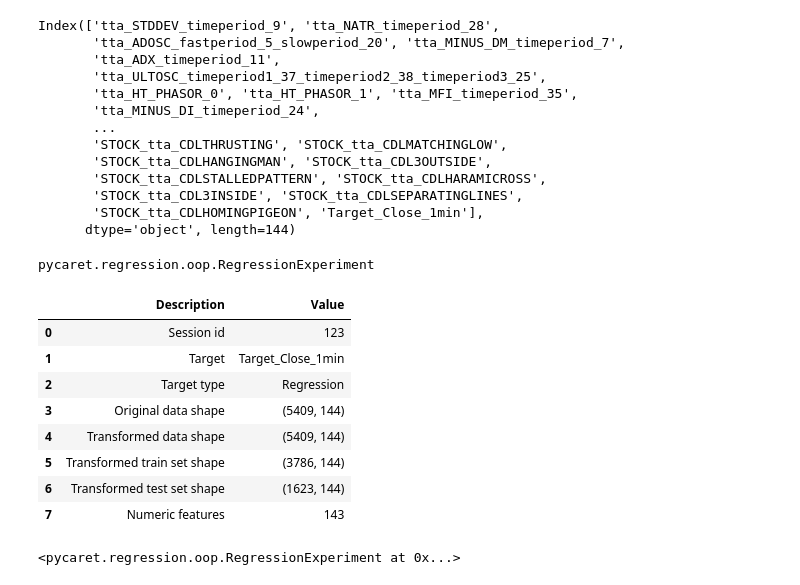
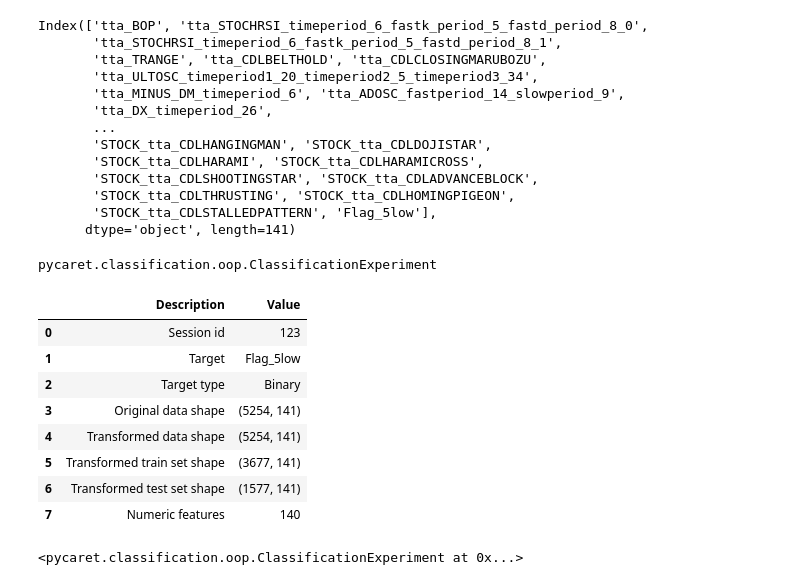
Before and after one commit to Aaron3963/Orient-Securities-2023, a Jupyter notebook: 全因子+正股/train_pycaret.ipynb, the cells around one changed output. Saved outputs shown, nothing was run; the diff lists cells and outputs as text; code cells hidden in the pictures.

```diff
--- a/全因子+正股/train_pycaret.ipynb
+++ b/全因子+正股/train_pycaret.ipynb
@@ -2,38 +2,41 @@
 import pycaret
 import pandas as pd
 
-from pycaret.regression import *
+# from pycaret.regression import *
 
-TRAIN_PATH = 'train_withF_VT_Close_1min_FULL.csv'
-TEST_PATH = 'test_withF_VT_Close_1min_FULL.csv'
+TRAIN_PATH = 'train_withF_Avg_1min_FULL.csv'
+TEST_PATH = 'test_withF_Avg_1min_FULL.csv'
 
 train = pd.read_csv(TRAIN_PATH,index_col='Timestamp')
 test = pd.read_csv(TEST_PATH,index_col='Timestamp')
 
-target_train = train['Target_Close_1min']
-target_test = test['Target_Close_1min']
+# target_train = train['Flag_5low']
+# target_test = test['Flag_5low']
 
-# train = train.iloc[:, 0:66]
-# test = test.iloc[:, 0:66]
+# # train = train.iloc[:, 0:66]
+# # test = test.iloc[:, 0:66]
 
-train['Target_Close_1min'] = target_train
-test['Target_Close_1min'] = target_test
+# train['Target_Close_1min'] = target_train
+# test['Target_Close_1min'] = target_test
+
+train.drop(columns=['Target_Avg_1min'], inplace=True)
+test.drop(columns=['Target_Avg_1min'], inplace=True)
 
 print(train.columns)
 # %% [output]
-Index(['tta_STDDEV_timeperiod_9', 'tta_NATR_timeperiod_28',
-       'tta_ADOSC_fastperiod_5_slowperiod_20', 'tta_MINUS_DM_timeperiod_7',
-       'tta_ADX_timeperiod_11',
-       'tta_ULTOSC_timeperiod1_37_timeperiod2_38_timeperiod3_25',
-       'tta_HT_PHASOR_0', 'tta_HT_PHASOR_1', 'tta_MFI_timeperiod_35',
-       'tta_MINUS_DI_timeperiod_24',
+Index(['tta_BOP', 'tta_STOCHRSI_timeperiod_6_fastk_period_5_fastd_period_8_0',
+       'tta_STOCHRSI_timeperiod_6_fastk_period_5_fastd_period_8_1',
+       'tta_TRANGE', 'tta_CDLBELTHOLD', 'tta_CDLCLOSINGMARUBOZU',
+       'tta_ULTOSC_timeperiod1_20_timeperiod2_5_timeperiod3_34',
+       'tta_MINUS_DM_timeperiod_6', 'tta_ADOSC_fastperiod_14_slowperiod_9',
+       'tta_DX_timeperiod_26',
        ...
-       'STOCK_tta_CDLTHRUSTING', 'STOCK_tta_CDLMATCHINGLOW',
-       'STOCK_tta_CDLHANGINGMAN', 'STOCK_tta_CDL3OUTSIDE',
-       'STOCK_tta_CDLSTALLEDPATTERN', 'STOCK_tta_CDLHARAMICROSS',
-       'STOCK_tta_CDL3INSIDE', 'STOCK_tta_CDLSEPARATINGLINES',
-       'STOCK_tta_CDLHOMINGPIGEON', 'Target_Close_1min'],
-      dtype='object', length=144)
+       'STOCK_tta_CDLHANGINGMAN', 'STOCK_tta_CDLDOJISTAR',
+       'STOCK_tta_CDLHARAMI', 'STOCK_tta_CDLHARAMICROSS',
+       'STOCK_tta_CDLSHOOTINGSTAR', 'STOCK_tta_CDLADVANCEBLOCK',
+       'STOCK_tta_CDLTHRUSTING', 'STOCK_tta_CDLHOMINGPIGEON',
+       'STOCK_tta_CDLSTALLEDPATTERN', 'Flag_5low'],
+      dtype='object', length=141)
 # %%
 # percent_zeros = (train == 0).sum() / len(train) * 100
 
@@ -47,25 +50,26 @@ Index(['tta_STDDEV_timeperiod_9', 'tta_NATR_timeperiod_28',
 
 # print(train.columns)
 # %%
-from pycaret.regression import RegressionExperiment
+# from pycaret.regression import RegressionExperiment
+from pycaret.classification import *
 # from pycaret.regression import *
-exp = RegressionExperiment()
+exp = ClassificationExperiment()
 type(exp)
 # %% [output]
-pycaret.regression.oop.RegressionExperiment
+pycaret.classification.oop.ClassificationExperiment
 # %%
-setup(data=train, data_split_shuffle = False,preprocess = False, feature_selection= True,target='Target_Close_1min', session_id = 123)
+setup(data=train, preprocess = False, feature_selection= True,target='Flag_5low', session_id = 123)
 # %% [output]
 |  | Description | Value |
 | 0 | Session id | 123 |
-| 1 | Target | Target_Close_1min |
-| 2 | Target type | Regression |
-| 3 | Original data shape | (5409, 144) |
-| 4 | Transformed data shape | (5409, 144) |
-| 5 | Transformed train set shape | (3786, 144) |
-| 6 | Transformed test set shape | (1623, 144) |
-| 7 | Numeric features | 143 |
+| 1 | Target | Flag_5low |
+| 2 | Target type | Binary |
+| 3 | Original data shape | (5254, 141) |
+| 4 | Transformed data shape | (5254, 141) |
+| 5 | Transformed train set shape | (3677, 141) |
+| 6 | Transformed test set shape | (1577, 141) |
+| 7 | Numeric features | 140 |
-<pycaret.regression.oop.RegressionExperiment at 0x...>
+<pycaret.classification.oop.ClassificationExperiment at 0x...>
 # %%
 best = compare_models()
 # %% [output]
```
Also changed, not shown: parts of 3 cells of this notebook, 3 other files.
